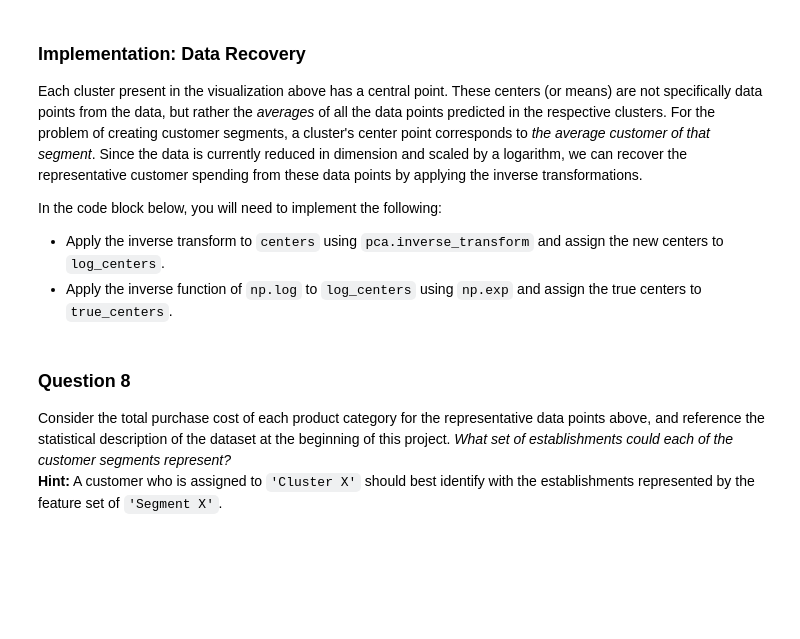
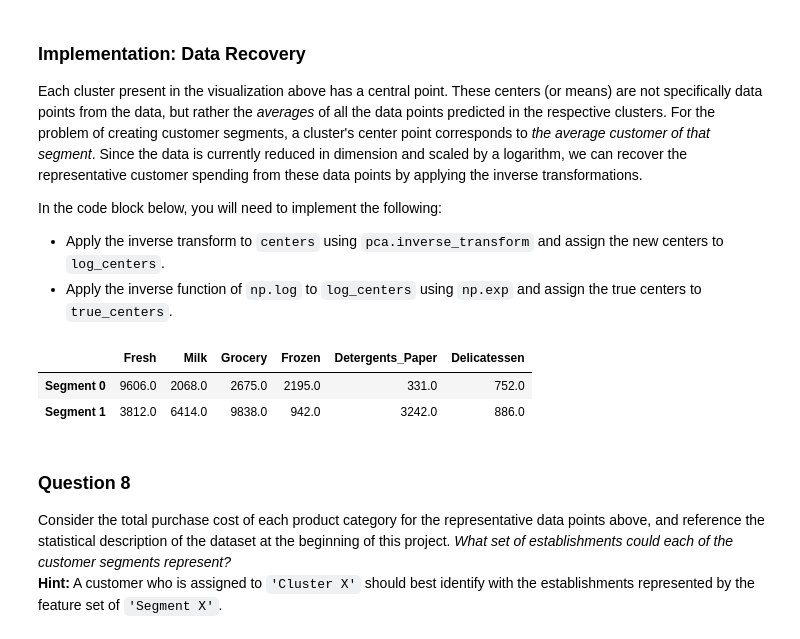
Before and after one commit to vkamma/customer_segments, a Jupyter notebook: customer_segments.ipynb, the cells around one changed output. Saved outputs shown, nothing was run; the diff lists cells and outputs as text; code cells hidden in the pictures; blank space fills up the shorter version.

```diff
--- a/customer_segments.ipynb
+++ b/customer_segments.ipynb
@@ -469,16 +469,20 @@ In the code block below, you will need to implement the following:
  - Apply the inverse function of `np.log` to `log_centers` using `np.exp` and assign the true centers to `true_centers`.
 # %%
 # TODO: Inverse transform the centers
-log_centers = None
+log_centers = pca.inverse_transform(centers)
 
 # TODO: Exponentiate the centers
-true_centers = None
+true_centers = np.exp(log_centers)
 
 # Display the true centers
 segments = ['Segment {}'.format(i) for i in range(0,len(centers))]
 true_centers = pd.DataFrame(np.round(true_centers), columns = data.keys())
 true_centers.index = segments
 display(true_centers)
+# %% [output]
+|  | Fresh | Milk | Grocery | Frozen | Detergents_Paper | Delicatessen |
+| Segment 0 | 9606.0 | 2068.0 | 2675.0 | 2195.0 | 331.0 | 752.0 |
+| Segment 1 | 3812.0 | 6414.0 | 9838.0 | 942.0 | 3242.0 | 886.0 |
 # %% [markdown]
 ### Question 8
 Consider the total purchase cost of each product category for the representative data points above, and reference the statistical description of the dataset at the beginning of this project. *What set of establishments could each of the customer segments represent?*
```
Also changed, not shown: parts of 12 cells of this notebook.
